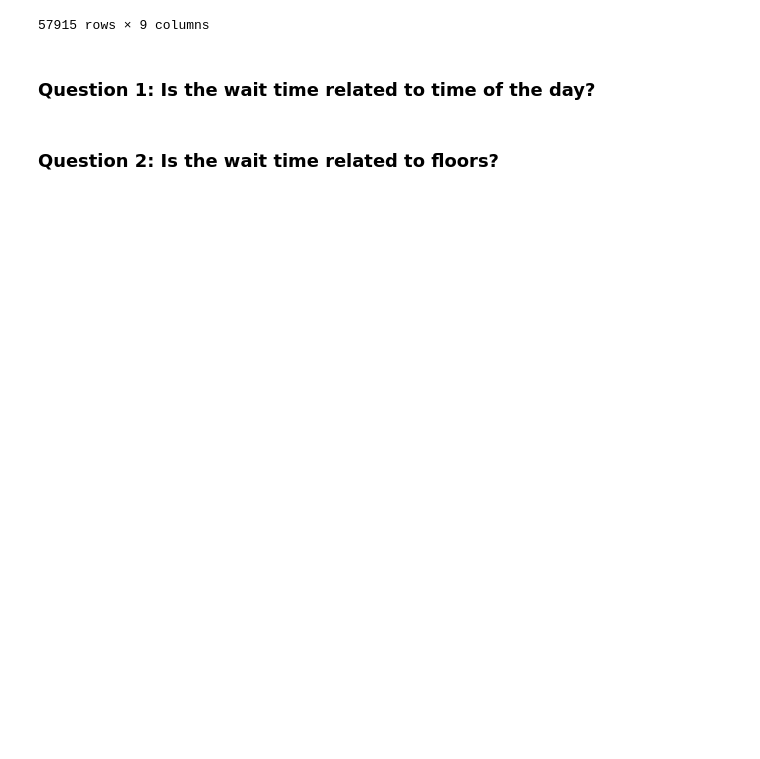
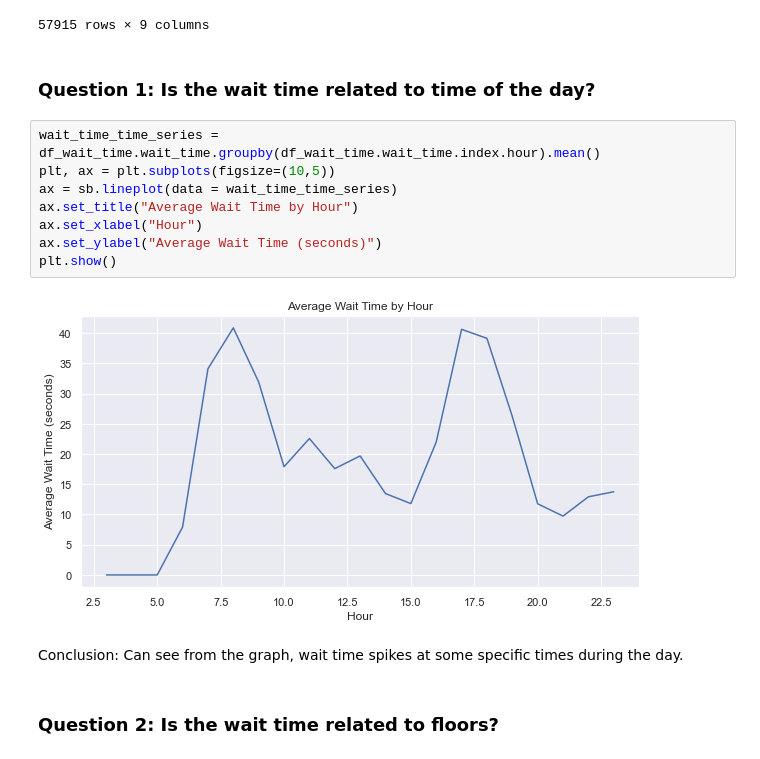
Before and after one commit to Ry3nG/Elevator-Optimising-Using-Machine-Learning, a Jupyter notebook: EDA.ipynb, the cells around one changed output. Saved outputs shown, nothing was run; the diff lists cells and outputs as text; blank space fills up the shorter version.

```diff
--- a/EDA.ipynb
+++ b/EDA.ipynb
@@ -157,5 +157,17 @@ df_wait_time
 57915 rows × 9 columns
 # %% [markdown]
 ### Question 1: Is the wait time related to time of the day?
+# %%
+wait_time_time_series = df_wait_time.wait_time.groupby(df_wait_time.wait_time.index.hour).mean()
+plt, ax = plt.subplots(figsize=(10,5))
+ax = sb.lineplot(data = wait_time_time_series)
+ax.set_title("Average Wait Time by Hour")
+ax.set_xlabel("Hour")
+ax.set_ylabel("Average Wait Time (seconds)")
+plt.show()
+# %% [output]
+[figure, added]
+# %% [markdown]
+Conclusion: Can see from the graph, wait time spikes at some specific times during the day.
 # %% [markdown]
 ### Question 2: Is the wait time related to floors?
```
